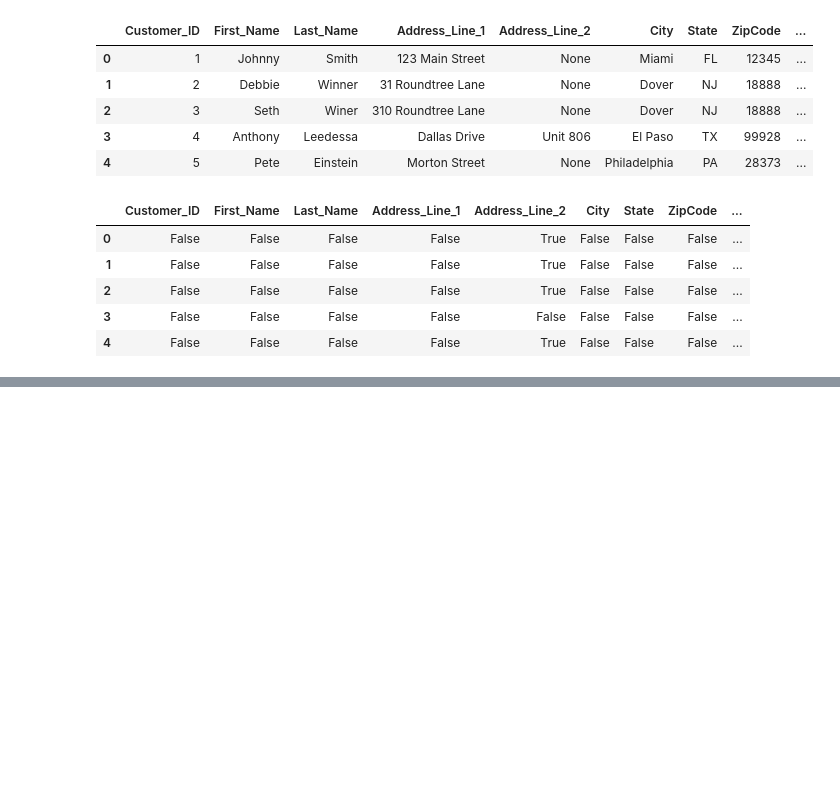
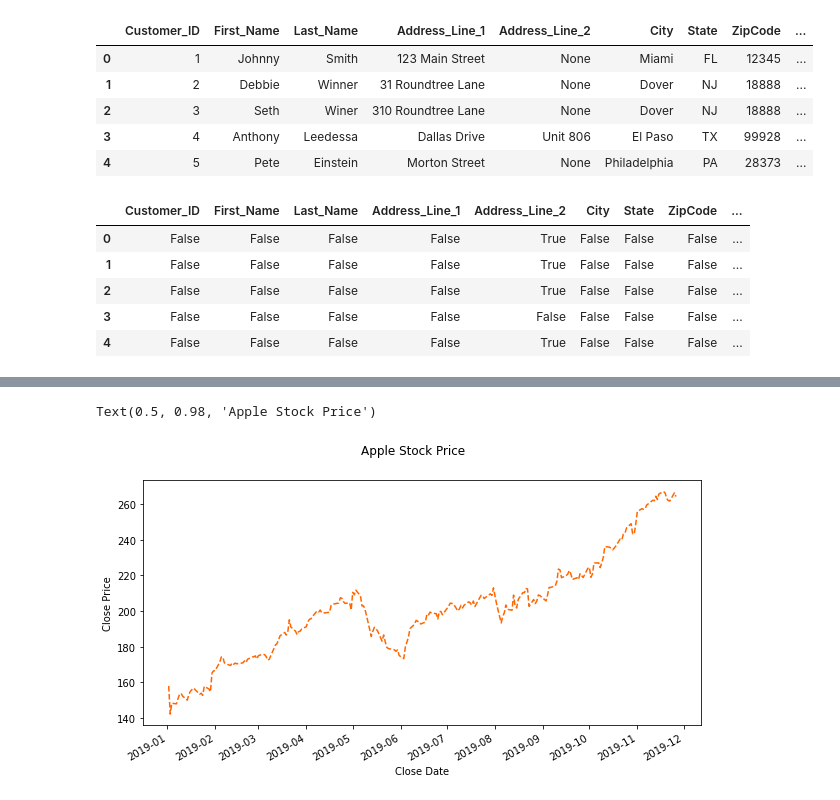
Before and after one commit to ewalsh/practicalDAwithPy, a Jupyter notebook: prac_da.ipynb, the cells around one changed output, grey strips where cells are left out. Saved outputs shown, nothing was run; the diff lists cells and outputs as text; code cells hidden in the pictures; blank space fills up the shorter version.

```diff
--- a/prac_da.ipynb
+++ b/prac_da.ipynb
@@ -50,0 +53,3 @@ pd.isnull(df_customers)
+# %%
+df_pr = pd.read_csv('./data/AAPL.csv', index_col=0, parse_dates=True)
+df_pr.head()
@@ -50,0 +66,9 @@ pd.isnull(df_customers)
+# %%
+plt.figure(figsize=[10,5])
+df_pr['Close'].plot(color='#FF6600', linewidth=1.5, linestyle='--')
+plt.xlabel('Close Date')
+plt.ylabel('Close Price')
+plt.suptitle('Apple Stock Price')
+# %% [output]
+Text(0.5, 0.98, 'Apple Stock Price')
+[figure, added]
```
Also changed, not shown: parts of 13 cells of this notebook, 4 other files.
